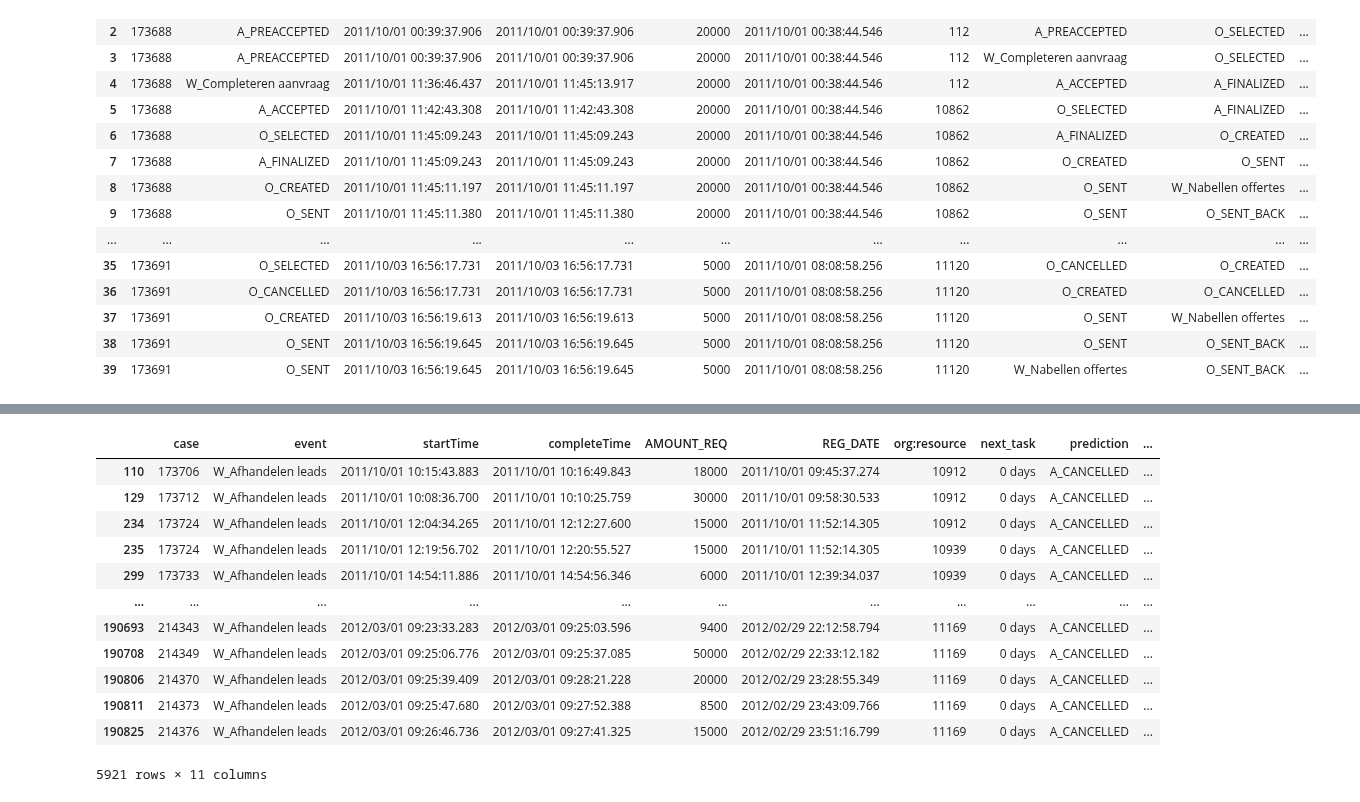
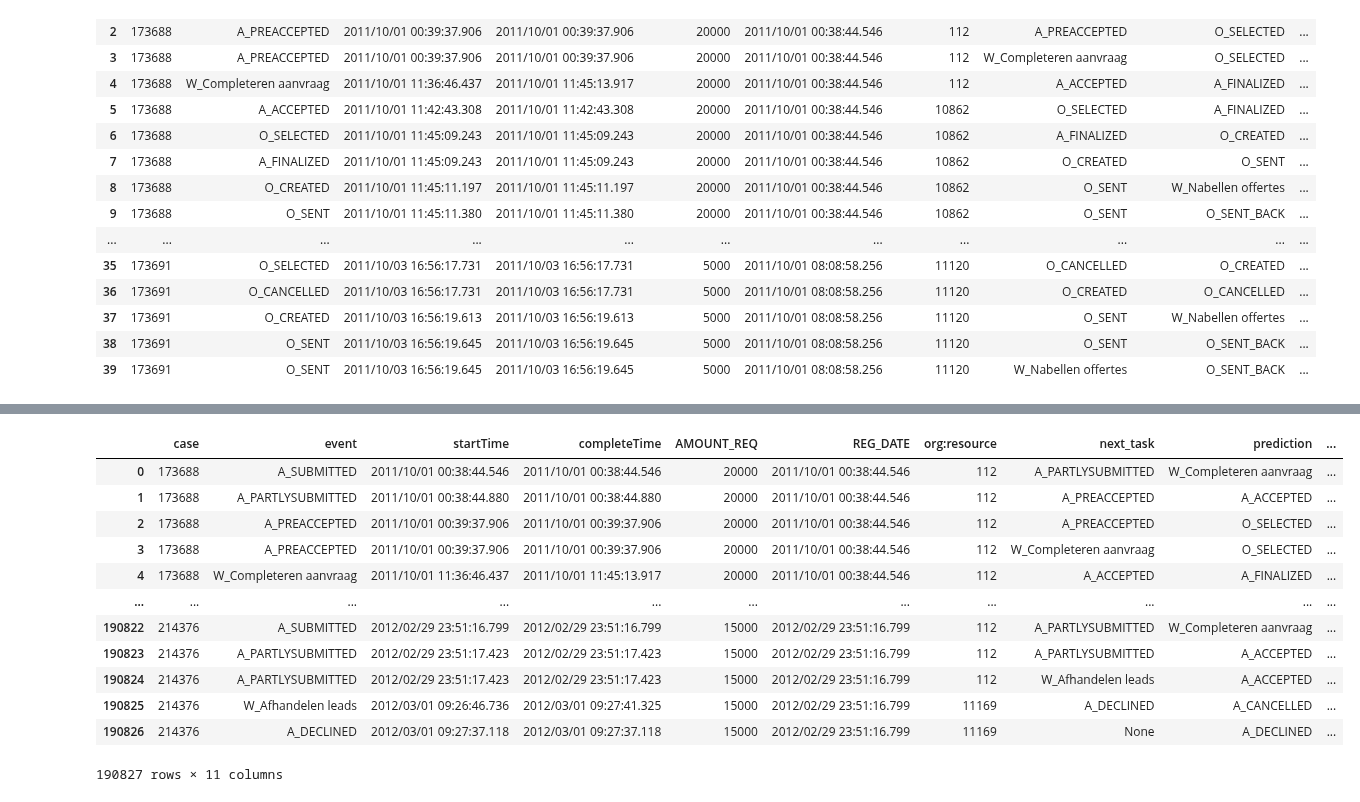
Before and after one commit to hbakardzhiev/DBL_Process_mining, a Jupyter notebook: draft.ipynb, the cells around one changed output, grey strips where cells are left out. Drawn from its saved outputs; the diff is of its cells as text; code cells hidden in the pictures.

Commit message:
random forest event prediction

```diff
--- a/draft.ipynb
+++ b/draft.ipynb
@@ -461,19 +461,19 @@ File "..\..\..\AppData\Local\Temp\ipykernel_6244\4121750575.py", line 29:
 <source missing, REPL/exec in use?>
 
   warnings.warn(errors.NumbaDeprecationWarning(msg,
-# %%
-result_data_str[result_data_str["event"] == "W_Afhandelen leads"]
-# %% [output]
-|  | case | event | startTime | completeTime | AMOUNT_REQ | REG_DATE | org:resource | next_task | prediction | ... |
-| 110 | 173706 | W_Afhandelen leads | 2011/10/01 10:15:43.883 | 2011/10/01 10:16:49.843 | 18000 | 2011/10/01 09:45:37.274 | 10912 | 0 days | A_CANCELLED | ... |
-| 129 | 173712 | W_Afhandelen leads | 2011/10/01 10:08:36.700 | 2011/10/01 10:10:25.759 | 30000 | 2011/10/01 09:58:30.533 | 10912 | 0 days | A_CANCELLED | ... |
-| 234 | 173724 | W_Afhandelen leads | 2011/10/01 12:04:34.265 | 2011/10/01 12:12:27.600 | 15000 | 2011/10/01 11:52:14.305 | 10912 | 0 days | A_CANCELLED | ... |
-| 235 | 173724 | W_Afhandelen leads | 2011/10/01 12:19:56.702 | 2011/10/01 12:20:55.527 | 15000 | 2011/10/01 11:52:14.305 | 10939 | 0 days | A_CANCELLED | ... |
-| 299 | 173733 | W_Afhandelen leads | 2011/10/01 14:54:11.886 | 2011/10/01 14:54:56.346 | 6000 | 2011/10/01 12:39:34.037 | 10939 | 0 days | A_CANCELLED | ... |
-| ... | ... | ... | ... | ... | ... | ... | ... | ... | ... | ... |
-| 190693 | 214343 | W_Afhandelen leads | 2012/03/01 09:23:33.283 | 2012/03/01 09:25:03.596 | 9400 | 2012/02/29 22:12:58.794 | 11169 | 0 days | A_CANCELLED | ... |
-| 190708 | 214349 | W_Afhandelen leads | 2012/03/01 09:25:06.776 | 2012/03/01 09:25:37.085 | 50000 | 2012/02/29 22:33:12.182 | 11169 | 0 days | A_CANCELLED | ... |
-| 190806 | 214370 | W_Afhandelen leads | 2012/03/01 09:25:39.409 | 2012/03/01 09:28:21.228 | 20000 | 2012/02/29 23:28:55.349 | 11169 | 0 days | A_CANCELLED | ... |
-| 190811 | 214373 | W_Afhandelen leads | 2012/03/01 09:25:47.680 | 2012/03/01 09:27:52.388 | 8500 | 2012/02/29 23:43:09.766 | 11169 | 0 days | A_CANCELLED | ... |
-| 190825 | 214376 | W_Afhandelen leads | 2012/03/01 09:26:46.736 | 2012/03/01 09:27:41.325 | 15000 | 2012/02/29 23:51:16.799 | 11169 | 0 days | A_CANCELLED | ... |
-5921 rows × 11 columns
+# %%
+result_data_str
+# %% [output]
+|  | case | event | startTime | completeTime | AMOUNT_REQ | REG_DATE | org:resource | next_task | prediction | ... |
+| 0 | 173688 | A_SUBMITTED | 2011/10/01 00:38:44.546 | 2011/10/01 00:38:44.546 | 20000 | 2011/10/01 00:38:44.546 | 112 | A_PARTLYSUBMITTED | W_Completeren aanvraag | ... |
+| 1 | 173688 | A_PARTLYSUBMITTED | 2011/10/01 00:38:44.880 | 2011/10/01 00:38:44.880 | 20000 | 2011/10/01 00:38:44.546 | 112 | A_PREACCEPTED | A_ACCEPTED | ... |
+| 2 | 173688 | A_PREACCEPTED | 2011/10/01 00:39:37.906 | 2011/10/01 00:39:37.906 | 20000 | 2011/10/01 00:38:44.546 | 112 | A_PREACCEPTED | O_SELECTED | ... |
+| 3 | 173688 | A_PREACCEPTED | 2011/10/01 00:39:37.906 | 2011/10/01 00:39:37.906 | 20000 | 2011/10/01 00:38:44.546 | 112 | W_Completeren aanvraag | O_SELECTED | ... |
+| 4 | 173688 | W_Completeren aanvraag | 2011/10/01 11:36:46.437 | 2011/10/01 11:45:13.917 | 20000 | 2011/10/01 00:38:44.546 | 112 | A_ACCEPTED | A_FINALIZED | ... |
+| ... | ... | ... | ... | ... | ... | ... | ... | ... | ... | ... |
+| 190822 | 214376 | A_SUBMITTED | 2012/02/29 23:51:16.799 | 2012/02/29 23:51:16.799 | 15000 | 2012/02/29 23:51:16.799 | 112 | A_PARTLYSUBMITTED | W_Completeren aanvraag | ... |
+| 190823 | 214376 | A_PARTLYSUBMITTED | 2012/02/29 23:51:17.423 | 2012/02/29 23:51:17.423 | 15000 | 2012/02/29 23:51:16.799 | 112 | A_PARTLYSUBMITTED | A_ACCEPTED | ... |
+| 190824 | 214376 | A_PARTLYSUBMITTED | 2012/02/29 23:51:17.423 | 2012/02/29 23:51:17.423 | 15000 | 2012/02/29 23:51:16.799 | 112 | W_Afhandelen leads | A_ACCEPTED | ... |
+| 190825 | 214376 | W_Afhandelen leads | 2012/03/01 09:26:46.736 | 2012/03/01 09:27:41.325 | 15000 | 2012/02/29 23:51:16.799 | 11169 | A_DECLINED | A_CANCELLED | ... |
+| 190826 | 214376 | A_DECLINED | 2012/03/01 09:27:37.118 | 2012/03/01 09:27:37.118 | 15000 | 2012/02/29 23:51:16.799 | 11169 | None | A_DECLINED | ... |
+190827 rows × 11 columns
```
Also changed, not shown: parts of 6 cells of this notebook.
